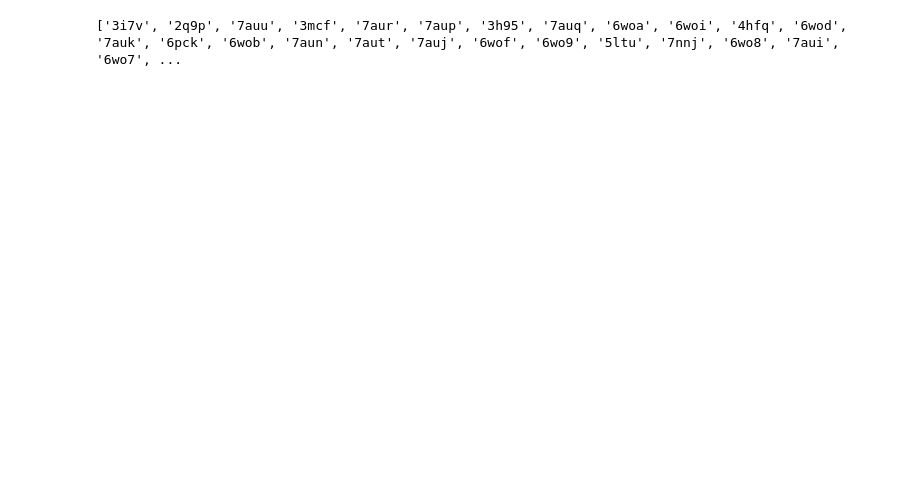
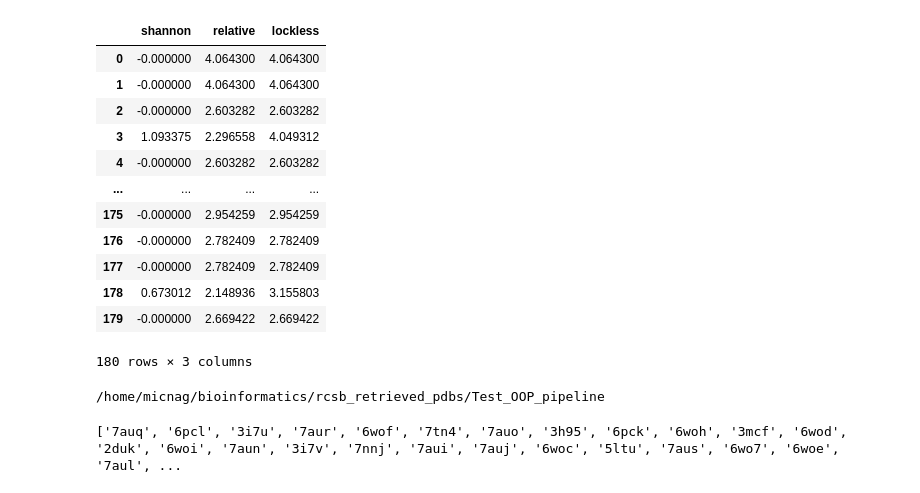
Before and after one commit to nagym72/project_orellana_lab, a Jupyter notebook: michael/Modularized_pipeline.ipynb, the cells around one changed output. Drawn from its saved outputs; the diff is of its cells as text; code cells hidden in the pictures; blank space fills up the shorter version.

Commit message:
Add files via upload
this is the first saved backup for the modularized pipeline following OOP logic

```diff
--- a/michael/Modularized_pipeline.ipynb
+++ b/michael/Modularized_pipeline.ipynb
@@ -877 +3711,26 @@ defaultdict(<class 'list'>, {'5ltu': ['A', 'B'], '7nnj': ['A', 'B'], '2duk': ['A
+# %%
+PdbEnsemble_meta = Downloader.meta_dict
+PdbEnsemble_chains_seq_id = Downloader.chain_seqid_dict
+
+Downloader.conservation(uniprot_id="Q9NZJ9")
+#shifts = PdbEnsemble.parallel_shift_calculation()
+Downloader.conservation_df
+# %% [output]
+|  | shannon | relative | lockless |
+| 0 | -0.000000 | 4.064300 | 4.064300 |
+| 1 | -0.000000 | 4.064300 | 4.064300 |
+| 2 | -0.000000 | 2.603282 | 2.603282 |
+| 3 | 1.093375 | 2.296558 | 4.049312 |
+| 4 | -0.000000 | 2.603282 | 2.603282 |
+| ... | ... | ... | ... |
+| 175 | -0.000000 | 2.954259 | 2.954259 |
+| 176 | -0.000000 | 2.782409 | 2.782409 |
+| 177 | -0.000000 | 2.782409 | 2.782409 |
+| 178 | 0.673012 | 2.148936 | 3.155803 |
+| 179 | -0.000000 | 2.669422 | 2.669422 |
+180 rows × 3 columns
+# %%
+print(work_dir)
+# %% [output]
+/home/micnag/bioinformatics/rcsb_retrieved_pdbs/Test_OOP_pipeline
 # %%
@@ -885,4 +3747,5 @@ struct = PDB_Cleaner.filtered_structures
-# %%
-print(struct)
-# %% [output]
-['3i7v', '2q9p', '7auu', '3mcf', '7aur', '7aup', '3h95', '7auq', '6woa', '6woi', '4hfq', '6wod', '7auk', '6pck', '6wob', '7aun', '7aut', '7auj', '6wof', '6wo9', '5ltu', '7nnj', '6wo8', '7aui', '6wo7', ...
+# %%
+print(struct) #get_unfiltered_strucs() misses out on all files with multi chains
+#['3i7v_A', '6woh_A', '6wog_A', '4hfq_AB', '6wob_A', '3h95_AB', '7aui_A', '6woe_A', '6pcl_A', '2q9p_A', '7aul_A', '6wod_A', '6wo8_A', '6woa_A', '6wo9_A', '6wof_A', '3i7u_ABCD', '6pck_A', '7aup_A', '7auk_A', '7aus_A', '7aut_A', '2fvv_A', '6wo7_A', '7nnj_A', '7tn4_A', '6woi_A', '7aun_A', '6woc_A', '3mcf_A', '7aur_A']
+# %% [output]
+['7auq', '6pcl', '3i7u', '7aur', '6wof', '7tn4', '7auo', '3h95', '6pck', '6woh', '3mcf', '6wod', '2duk', '6woi', '7aun', '3i7v', '7nnj', '7aui', '7auj', '6woc', '5ltu', '7aus', '6wo7', '6woe', '7aul', ...
```
Also changed, not shown: parts of 21 cells of this notebook.
